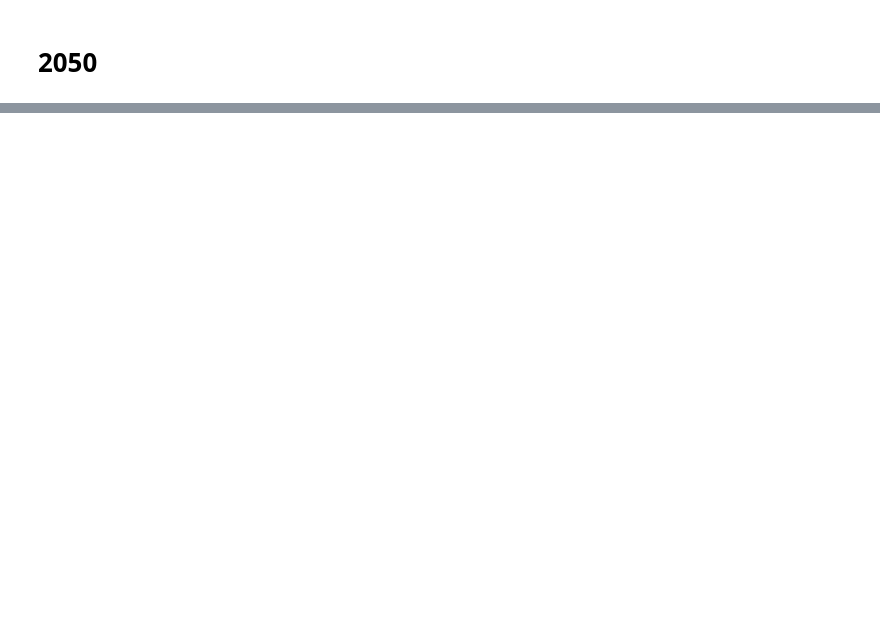
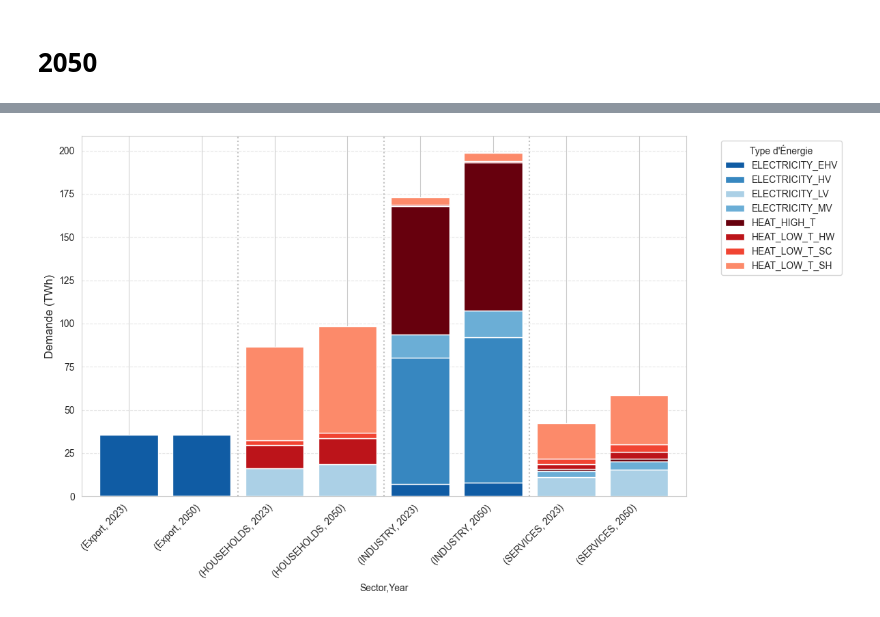
Before and after one commit to CIRAIG/EnergyScope-Quebec, a Jupyter notebook: projects/peaks/01_Notebooks/Results.ipynb, the cells around one changed output, grey strips where cells are left out. Drawn from its saved outputs; the diff is of its cells as text; code cells hidden in the pictures; blank space fills up the shorter version.

```diff
--- a/projects/peaks/01_Notebooks/Results.ipynb
+++ b/projects/peaks/01_Notebooks/Results.ipynb
@@ -594,0 +684,93 @@ dtype: float64
+# %%
+import matplotlib.pyplot as plt
+import matplotlib.cm as cm
+import matplotlib  # Ajouté pour accéder directement à matplotlib.colormaps
+import numpy as np
+import seaborn as sns
+
+# --- Division par 1000 directe ---
+df_compare_twh = df_compare / 1000
+
+# 1. On "fond" le DataFrame converti en TWh
+df_melted = df_compare_twh.reset_index().melt(
+    id_vars=['Demand_Type', 'Sector'],
+    value_vars=['2023', '2050'],
+    var_name='Year',
+    value_name='Demand'
+)
+
+# 2. On pivote la table
+df_plot = df_melted.pivot(
+    index=['Sector', 'Year'],
+    columns='Demand_Type',
+    values='Demand'
+).fillna(0)
+
+
+# --- NOUVELLE SYNTAXE POUR LES DÉGRADÉS (Sans Warning) ---
+heat_cols = [col for col in df_plot.columns if 'HEAT' in col]
+# Ordre souhaité
+elec_order = ['EHV','HV' ,'MV','LV']
+
+# Recréation des colonnes Electricity dans le bon ordre
+elec_cols = []
+for lvl in elec_order:
+    elec_cols += [col for col in df_plot.columns if ('ELECTRICITY' in col and lvl in col)]
+other_cols = [col for col in df_plot.columns if col not in heat_cols and col not in elec_cols]
+
+# Utilisation de la nouvelle syntaxe moderne de Matplotlib (>= 3.7)
+color_map_heat = matplotlib.colormaps['Reds'].resampled(max(len(heat_cols) + 2, 5))
+color_map_elec = matplotlib.colormaps['Blues'].resampled(max(len(elec_cols) + 2, 5))
+
+color_dict = {}
+
+# Attribution inversée pour le Heat
+for idx, col in enumerate(heat_cols):
+    factor = 1 - (idx / max(len(heat_cols), 1))
+    color_dict[col] = color_map_heat(0.25 + factor * 0.65)
+
+# Attribution inversée pour l'Electricity
+for idx, col in enumerate(elec_cols):
+    factor = 1 - (idx / max(len(elec_cols), 1))
+    color_dict[col] = color_map_elec(0.3 + factor * 0.6)
+
+# Pour les autres colonnes s'il y en a (ex: Export)
+if other_cols:
+    color_map_other = matplotlib.colormaps['Greys'].resampled(max(len(other_cols), 2))
+    for idx, col in enumerate(other_cols):
+        factor = 1 - (idx / max(len(other_cols), 1))
+        color_dict[col] = color_map_other(0.4 + factor * 0.5)
+
+# On crée la liste finale dans l'ordre exact des colonnes
+custom_colors = [color_dict[col] for col in df_plot.columns]
+
+
+# 3. Génération du graphique en barres empilées (stacked)
+ax = df_plot.plot(kind='bar', stacked=True, figsize=(12, 7), color=custom_colors, width=0.8)
+
+
+# 4. Amélioration visuelle et mise en forme
+plt.ylabel("Demande (TWh)", fontsize=12)
+plt.grid(axis='y', linestyle='--', alpha=0.5)
+
+# Ajuster la légende pour qu'elle ne cache pas les barres
+handles, labels = ax.get_legend_handles_labels()
+
+# Légende forcée dans le bon ordre
+ax.legend(handles, labels,
+          title="Type d'Énergie",
+          bbox_to_anchor=(1.05, 1),
+          loc='upper left',
+          fontsize=10)
+
+# Améliorer la lisibilité des étiquettes de l'axe X
+plt.xticks(rotation=45, ha='right')
+
+# Ajouter des lignes de séparation visuelle entre les secteurs
+for i in range(2, len(df_plot), 2):
+    plt.axvline(x=i-0.5, color='gray', linestyle=':', alpha=0.5)
+
+plt.tight_layout()
+plt.show()
+# %% [output]
+[figure, added]
```
Also changed, not shown: parts of 42 cells of this notebook, 27 other files.
